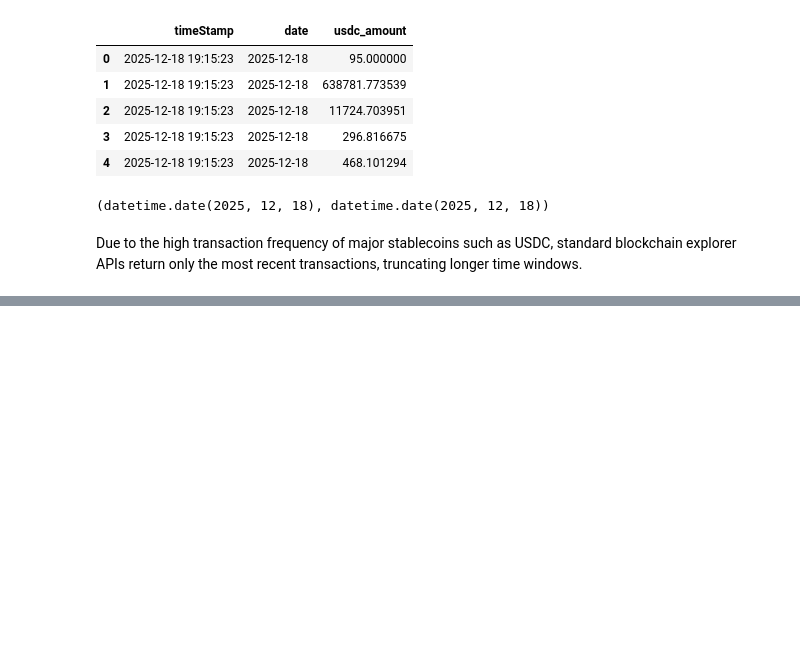
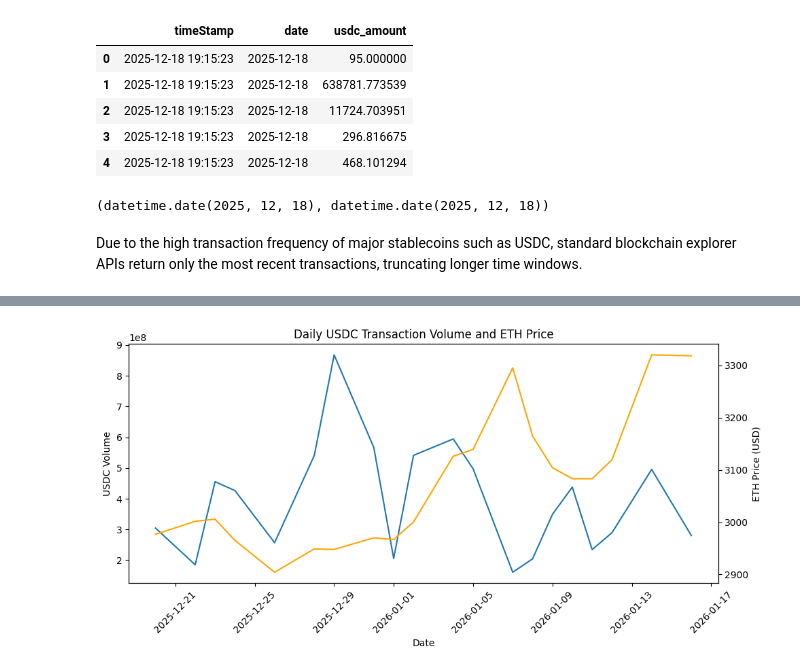
Before and after one commit to khatibmanar/StableCoin-Analysis, a Jupyter notebook: notebooks/usdc_30d_onchain_analysis.ipynb, the cells around one changed output, grey strips where cells are left out. Saved outputs shown, nothing was run; the diff lists cells and outputs as text; code cells hidden in the pictures; blank space fills up the shorter version.

```diff
--- a/notebooks/usdc_30d_onchain_analysis.ipynb
+++ b/notebooks/usdc_30d_onchain_analysis.ipynb
@@ -41,0 +183,11 @@ To extend coverage beyond a single day, I implement a block-by-day querying stra
+# %%
+# Merge daily USDC volume with ETH prices
+
+merged = pd.merge(
+    daily_volume,
+    eth_prices,
+    on="date",
+    how="inner"
+)
+
+merged.head()
@@ -41,0 +225,21 @@ To extend coverage beyond a single day, I implement a block-by-day querying stra
+# %%
+# Plotting USDC volume and ETH price in order to see how these two variables interact with each other if there exists one
+
+fig, ax1 = plt.subplots(figsize=(10, 5))
+
+# Plot USDC volume (left axis)
+ax1.plot(merged["date"], merged["usdc_volume"], label="USDC Volume")
+ax1.set_xlabel("Date")
+ax1.set_ylabel("USDC Volume")
+ax1.tick_params(axis="x", rotation=45)
+
+# Plot ETH price (right axis)
+ax2 = ax1.twinx()
+ax2.plot(merged["date"], merged["eth_price"], color="orange", label="ETH Price")
+ax2.set_ylabel("ETH Price (USD)")
+
+plt.title("Daily USDC Transaction Volume and ETH Price")
+plt.tight_layout()
+plt.show()
+# %% [output]
+[figure, added]
```
Also changed, not shown: parts of 21 cells of this notebook, 4 other files.
